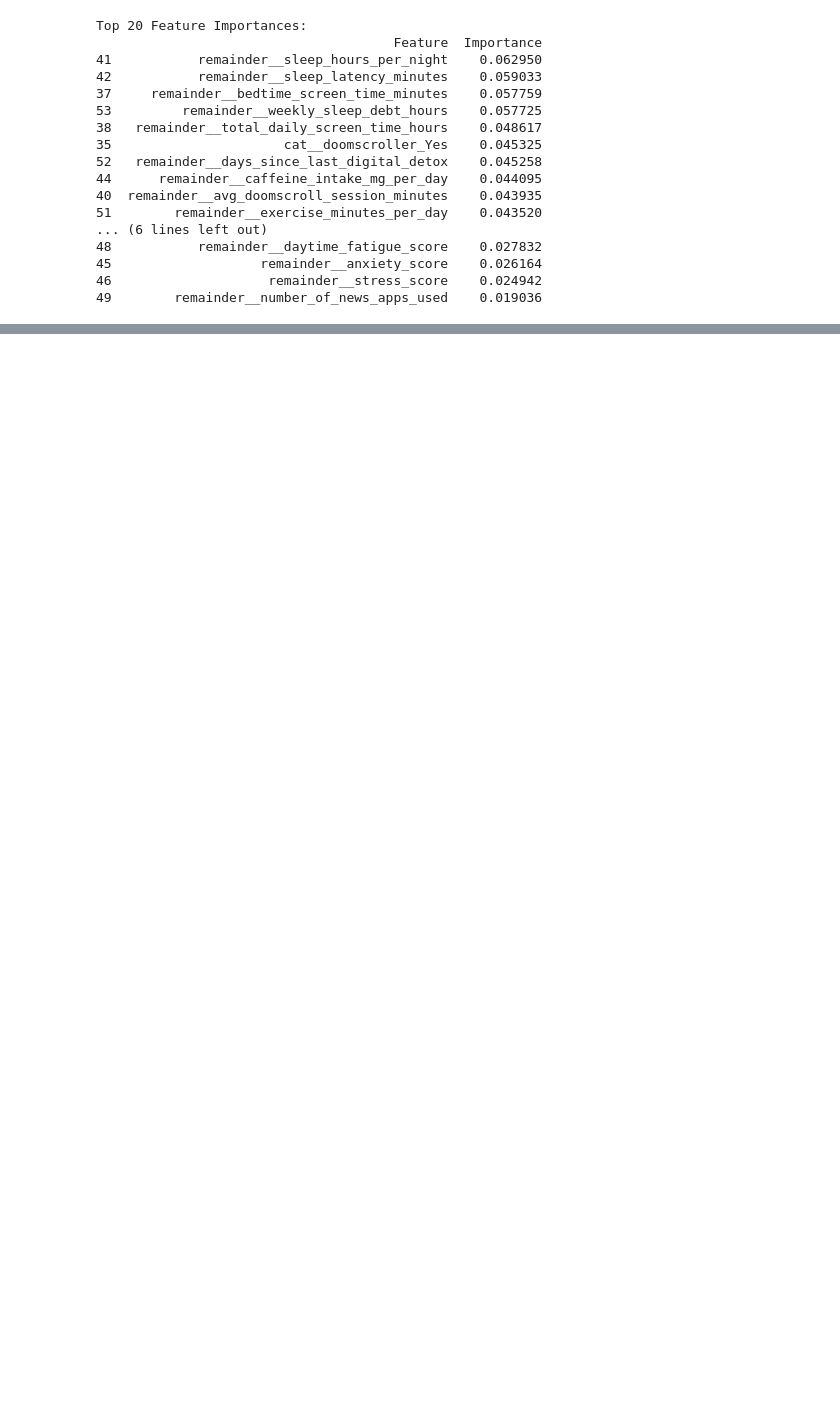
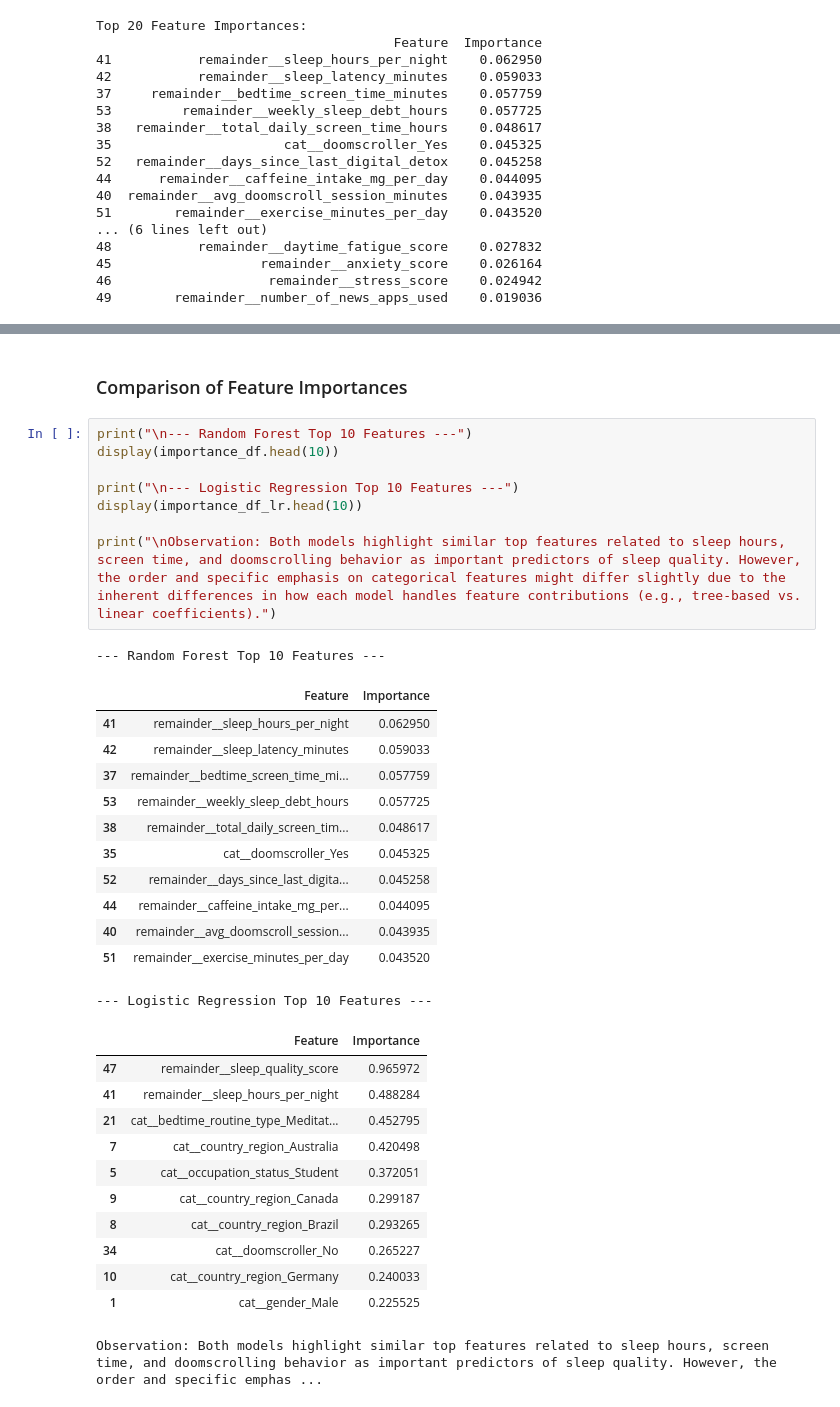
Before and after one commit to kxrrym03/Sleep-Doomscrolling-Habits, a Jupyter notebook: Sleep_&_Doomscrolling.ipynb, the cells around one changed output, grey strips where cells are left out. Saved outputs shown, nothing was run; the diff lists cells and outputs as text; blank space fills up the shorter version.

```diff
--- a/Sleep_&_Doomscrolling.ipynb
+++ b/Sleep_&_Doomscrolling.ipynb
@@ -477,0 +586,36 @@ Top 20 Feature Importances:
+# %% [markdown]
+### Comparison of Feature Importances
+# %%
+print("\n--- Random Forest Top 10 Features ---")
+display(importance_df.head(10))
+
+print("\n--- Logistic Regression Top 10 Features ---")
+display(importance_df_lr.head(10))
+
+print("\nObservation: Both models highlight similar top features related to sleep hours, screen time, and doomscrolling behavior as important predictors of sleep quality. However, the order and specific emphasis on categorical features might differ slightly due to the inherent differences in how each model handles feature contributions (e.g., tree-based vs. linear coefficients).")
+# %% [output]
+--- Random Forest Top 10 Features ---
+|  | Feature | Importance |
+| 41 | remainder__sleep_hours_per_night | 0.062950 |
+| 42 | remainder__sleep_latency_minutes | 0.059033 |
+| 37 | remainder__bedtime_screen_time_mi... | 0.057759 |
+| 53 | remainder__weekly_sleep_debt_hours | 0.057725 |
+| 38 | remainder__total_daily_screen_tim... | 0.048617 |
+| 35 | cat__doomscroller_Yes | 0.045325 |
+| 52 | remainder__days_since_last_digita... | 0.045258 |
+| 44 | remainder__caffeine_intake_mg_per... | 0.044095 |
+| 40 | remainder__avg_doomscroll_session... | 0.043935 |
+| 51 | remainder__exercise_minutes_per_day | 0.043520 |
+--- Logistic Regression Top 10 Features ---
+|  | Feature | Importance |
+| 47 | remainder__sleep_quality_score | 0.965972 |
+| 41 | remainder__sleep_hours_per_night | 0.488284 |
+| 21 | cat__bedtime_routine_type_Meditat... | 0.452795 |
+| 7 | cat__country_region_Australia | 0.420498 |
+| 5 | cat__occupation_status_Student | 0.372051 |
+| 9 | cat__country_region_Canada | 0.299187 |
+| 8 | cat__country_region_Brazil | 0.293265 |
+| 34 | cat__doomscroller_No | 0.265227 |
+| 10 | cat__country_region_Germany | 0.240033 |
+| 1 | cat__gender_Male | 0.225525 |
+Observation: Both models highlight similar top features related to sleep hours, screen time, and doomscrolling behavior as important predictors of sleep quality. However, the order and specific emphas ...
```
Also changed, not shown: parts of 6 cells of this notebook.
